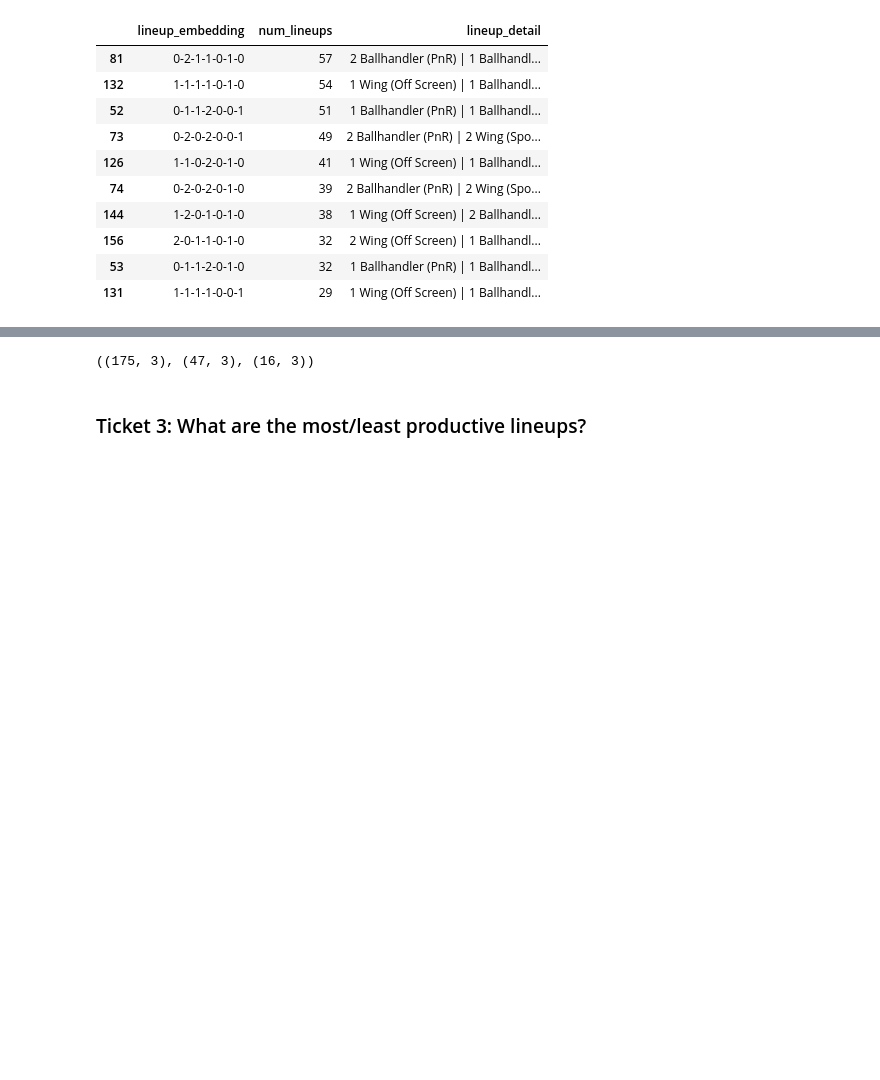
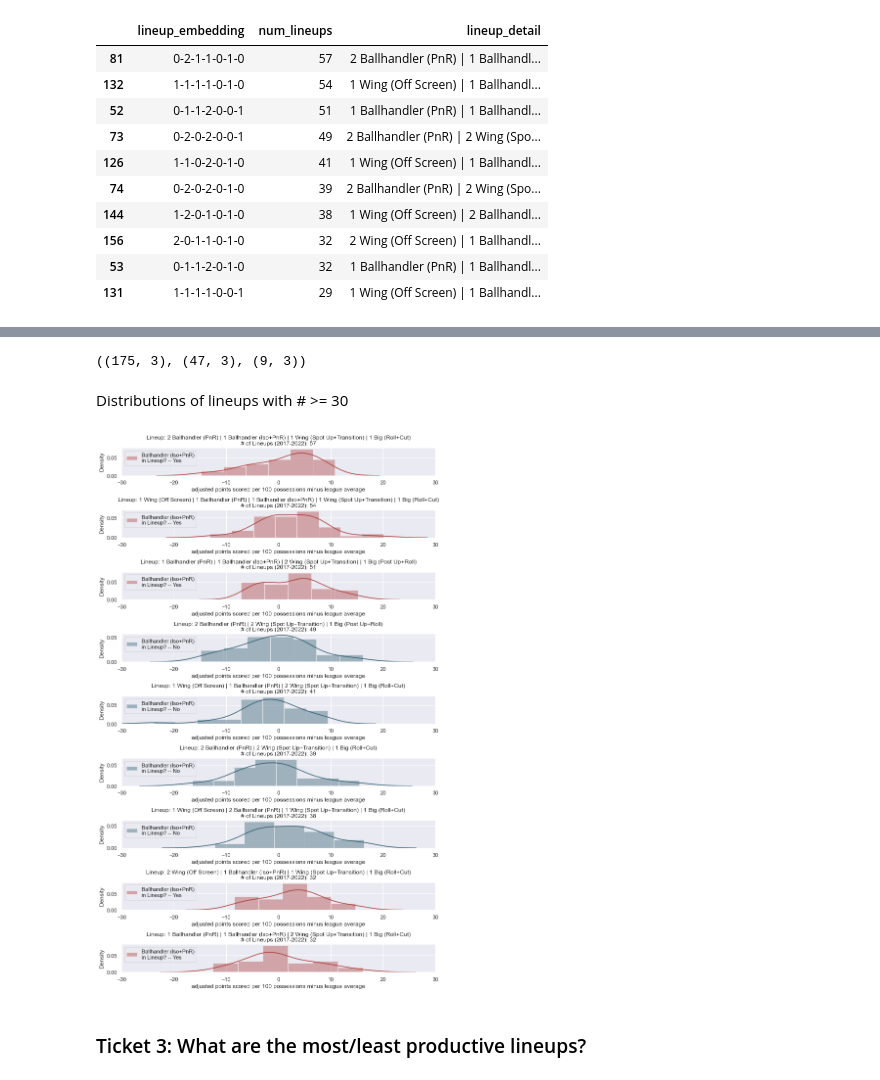
Before and after one commit to xulianrenzoku/synergy_clustering, a Jupyter notebook: nba_clustering_lineup_models.ipynb, the cells around one changed output, grey strips where cells are left out. Saved outputs shown, nothing was run; the diff lists cells and outputs as text; code cells hidden in the pictures; blank space fills up the shorter version.

Commit message:
Add viz for most popular lineup configurations

```diff
--- a/nba_clustering_lineup_models.ipynb
+++ b/nba_clustering_lineup_models.ipynb
@@ -486,9 +491,40 @@ lineup_df_100[lineup_df_100['lineup_embedding'] == '0-2-1-1-0-1-0'].head(1)
 |  | PG | SG | SF | PF | C | season | team | Poss | off_Pts/Poss_rank | ... |
 | 72 | Kemba Walker | Jaylen Brown | Gordon Hayward | Jayson Tatum | Daniel Theis | 2019 | Boston Celtics | 543 | 69.0 | ... |
 # %%
-t_2.shape, t_2[t_2['num_lineups'] >= 10].shape, t_2[t_2['num_lineups'] >= 25].shape
+t_2.shape, t_2[t_2['num_lineups'] >= 10].shape, t_2[t_2['num_lineups'] >= 30].shape
 # %% [output]
-((175, 3), (47, 3), (16, 3))
+((175, 3), (47, 3), (9, 3))
+# %% [markdown]
+Distributions of lineups with # >= 30
+# %%
+figsize(10, 16)
+
+n = 9
+temp = t_2.sort_values('num_lineups', ascending=False)\
+          .head(n).values
+
+for idx in range(n):
+    le, num, ld = temp[idx]
+    lineup_cond = lineup_df_100['lineup_embedding'] == le
+
+    plt.subplot(n, 1, idx+1)
+    title = f'Lineup: {ld}\n# of Lineups (2017-2022): {num}'
+    plt.title(title)
+    color = '#2E5C6E'
+    label = 'Ballhandler (Iso+PnR)\nin Lineup? -- No'
+    if 'Ballhandler (Iso+PnR)' in title:
+        color = '#AB3B3A'
+        label = label.replace('No', 'Yes')
+    sns.distplot(lineup_df_100[lineup_cond]['adj_diff_to_league_avg'],
+                 color=color,
+                 label=label)
+    plt.xlabel('adjusted points scored per 100 possessions minus league average')
+    plt.legend(loc='upper left')
+    plt.xlim(-30, 30)
+
+plt.tight_layout()
+# %% [output]
+[figure, added]
 # %% [markdown]
 ### Ticket 3: What are the most/least productive lineups?
 # %% [markdown]
```
Also changed, not shown: parts of 1 cell of this notebook.
